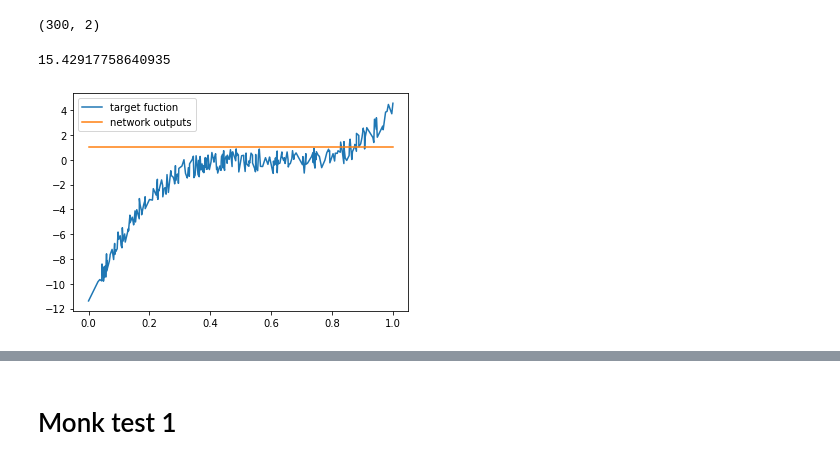
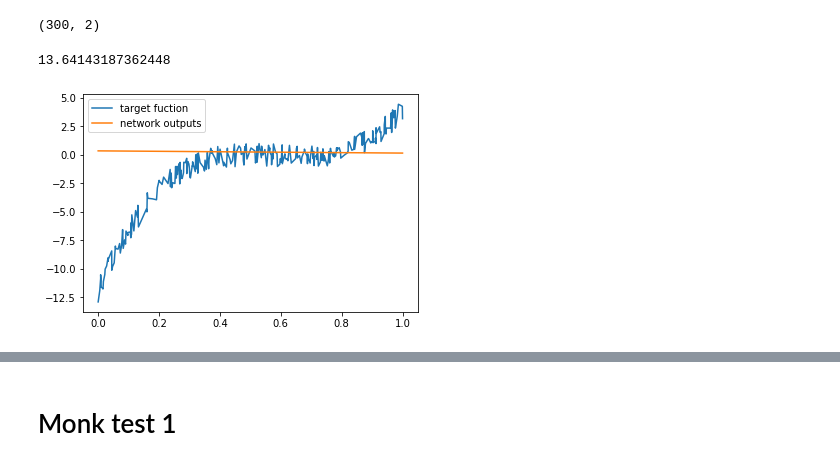
Before and after one commit to sd3ntato/ML-Project, a Jupyter notebook: test_notebook.ipynb, the cells around one changed output, grey strips where cells are left out. Saved outputs shown, nothing was run; the diff lists cells and outputs as text; code cells hidden in the pictures.

```diff
--- a/test_notebook.ipynb
+++ b/test_notebook.ipynb
@@ -21,17 +21,17 @@ data.shape
 # %% [output]
 (300, 2)
 # %%
-n = MLP(  Nh=[5], Nu=1, Ny=1, f='tanh', f_out='ide' )
+n = MLP(  [1,10,1], f='tanh', f_out='ide' )
 plt.plot(tx,ty,label='target fuction')
 outs = n(tx).reshape(-1)
 
 
 plt.plot(tx,outs,label='network outputs')
 plt.legend()
 print( MSE(outs,ty))
 # %% [output]
-15.42917758640935
+13.64143187362448
-[figure, old version]
+[figure, new version]
 # %%
 n.train(tx, ty, 1e-02,
   a = 9e-01,
```
Also changed, not shown: parts of 2 cells of this notebook, 1 other file.
